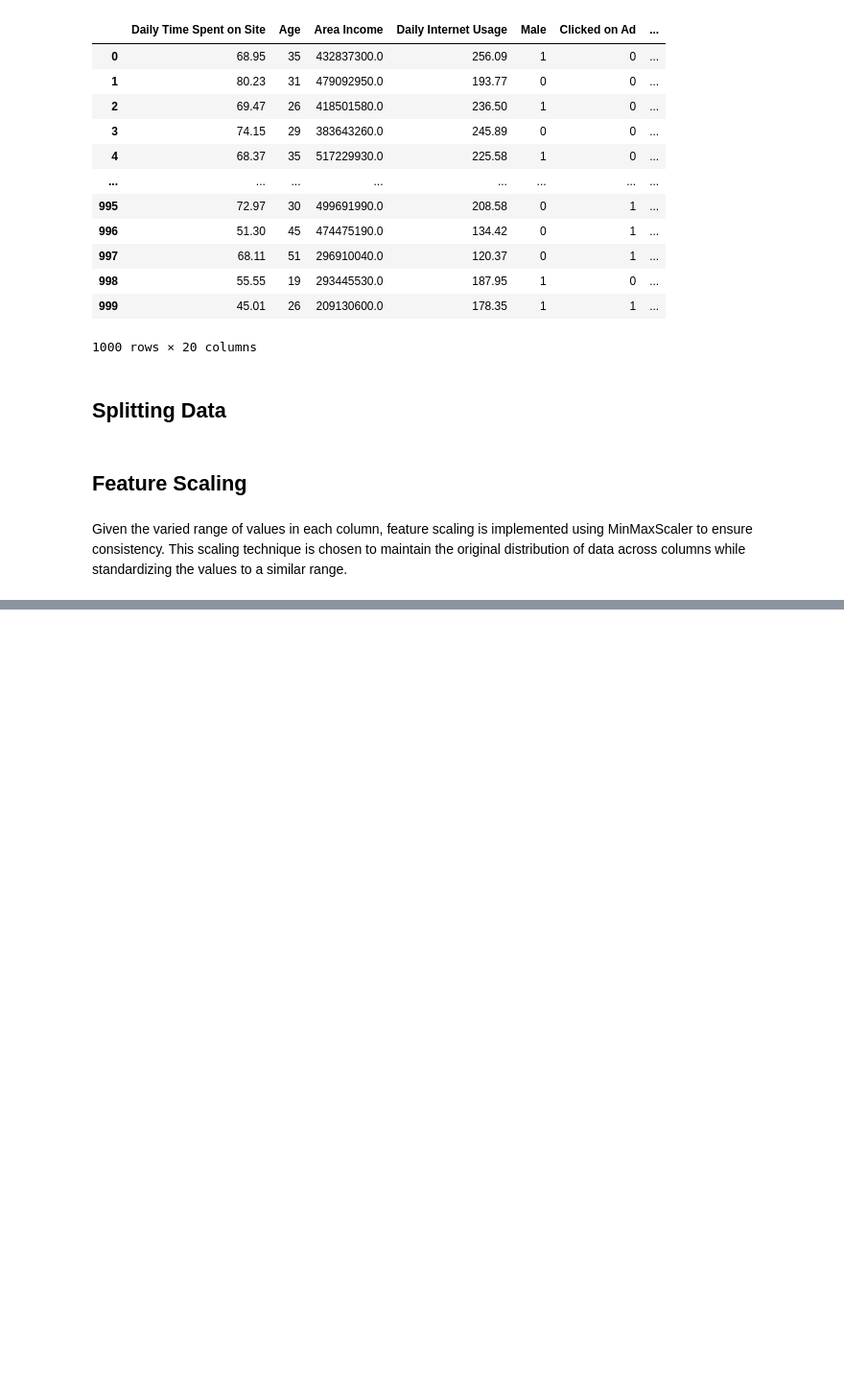
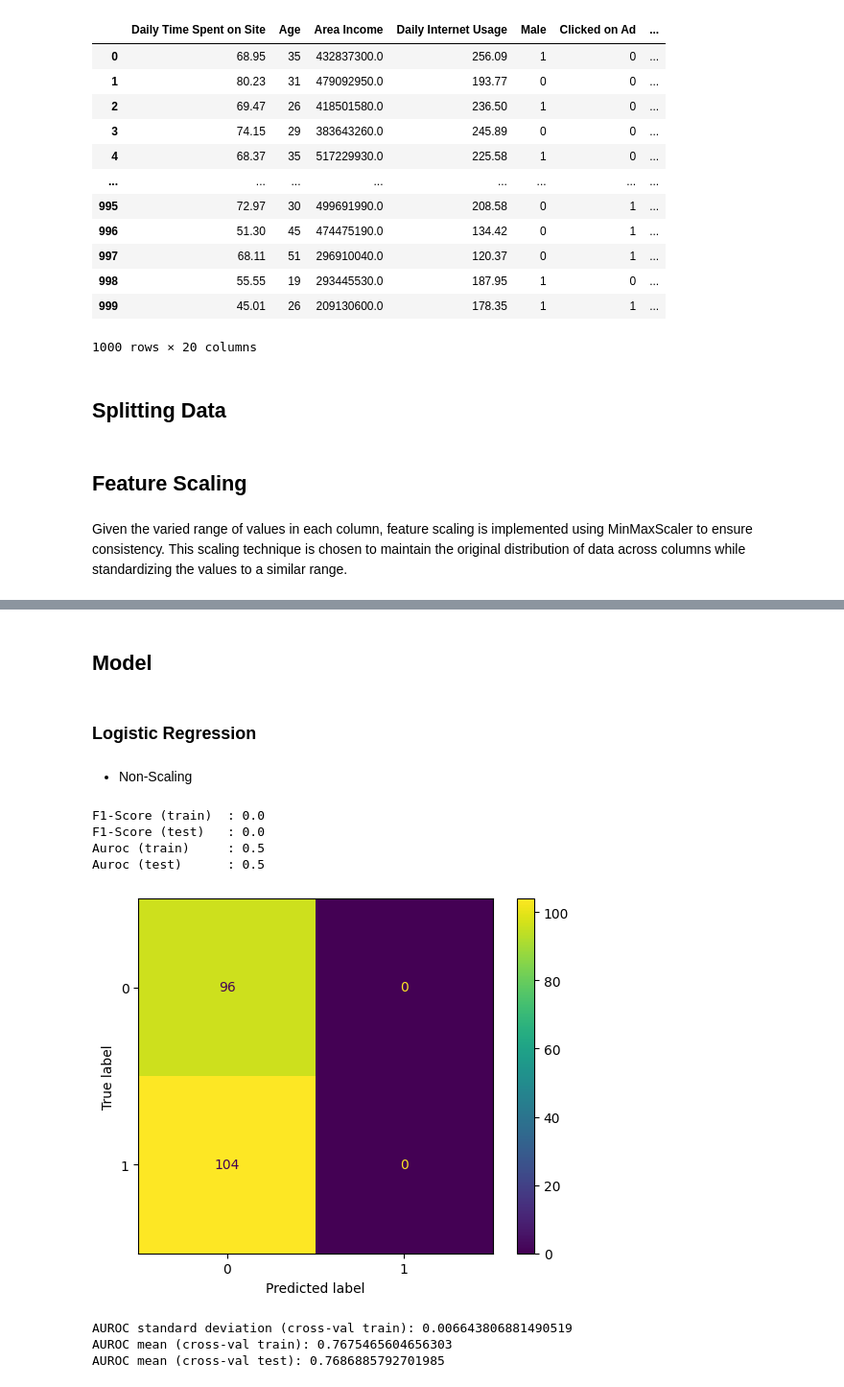
Before and after one commit to kevinusmayadhy/Predict-Customer-Clicked-Ads-Classification-by-Using-Machine-Learning, a Jupyter notebook: Code - Predict Customer Clicked Ads Classification by Using Machine Learning.ipynb, the cells around one changed output, grey strips where cells are left out. Shown at 96% size. Saved outputs shown, nothing was run; the diff lists cells and outputs as text; code cells hidden in the pictures; blank space fills up the shorter version.

```diff
--- a/Code - Predict Customer Clicked Ads Classification by Using Machine Learning.ipynb
+++ b/Code - Predict Customer Clicked Ads Classification by Using Machine Learning.ipynb
@@ -655,9 +664,11 @@ X_train, X_test, y_train, y_test = train_test_split(X,y,test_size= 0.2, random_s
 # %% [markdown]
 Given the varied range of values in each column, feature scaling is implemented using MinMaxScaler to ensure consistency. This scaling technique is chosen to maintain the original distribution of data across columns while standardizing the values to a similar range.
 # %%
-feature_name = list(X_train.columns)
+X_train_scaling = X_train.copy()
+X_test_scaling = X_test.copy()
+feature_name = list(X_train_scaling.columns)
 scaler = MinMaxScaler()
 for i in feature_name:
-    scaler.fit(X_train[[i]])
-    X_train[i] = scaler.transform(X_train[[i]])
-    X_test[i] = scaler.transform(X_test[[i]])
+    scaler.fit(X_train_scaling[[i]])
+    X_train_scaling[i] = scaler.transform(X_train_scaling[[i]])
+    X_test_scaling[i] = scaler.transform(X_test_scaling[[i]])
@@ -663,0 +681,22 @@ for i in feature_name:
+# %%
+def eval_model(y_pred_test, y_pred_train, y_train, y_test):
+    f1_test = f1_score(y_test, y_pred_test)
+    f1_train = f1_score(y_train, y_pred_train)
+    auroc_test = roc_auc_score(y_test, y_pred_test)
+    auroc_train = roc_auc_score(y_train, y_pred_train)
+    print('F1-Score (train)  : ' + str(f1_train))
+    print('F1-Score (test)   : ' + str(f1_test))
+    print('Auroc (train)     : ' + str(auroc_train))
+    print('Auroc (test)      : ' + str(auroc_test))
+    ConfusionMatrixDisplay.from_predictions(y_test, y_pred_test)
+    plt.show()
+    result_train = [f1_train, auroc_train]
+    result_test = [f1_test, auroc_test]
+    return result_train, result_test
+# %%
+def train_model(model, X_train, X_test, y_train, y_test):
+    model.fit(X_train, y_train)
+    y_pred_test = model.predict(X_test)
+    y_pred_train = model.predict(X_train)
+    result_train, result_test = eval_model(y_pred_test, y_pred_train, y_train, y_test)
+    return model, result_train, result_test
@@ -663,0 +709,20 @@ for i in feature_name:
+# %% [markdown]
+## Model
+# %% [markdown]
+### Logistic Regression
+# %% [markdown]
+- Non-Scaling
+# %%
+logistic, result_train_logistic, result_test_logistic = train_model(LogisticRegression(random_state=31), X_train, X_test, y_train, y_test)
+# %% [output]
+F1-Score (train)  : 0.0
+F1-Score (test)   : 0.0
+Auroc (train)     : 0.5
+Auroc (test)      : 0.5
+[figure, added]
+# %%
+crossval(logistic, X_train, y_train)
+# %% [output]
+AUROC standard deviation (cross-val train): 0.006643806881490519
+AUROC mean (cross-val train): 0.7675465604656303
+AUROC mean (cross-val test): 0.7686885792701985
```
Also changed, not shown: parts of 50 cells of this notebook.
